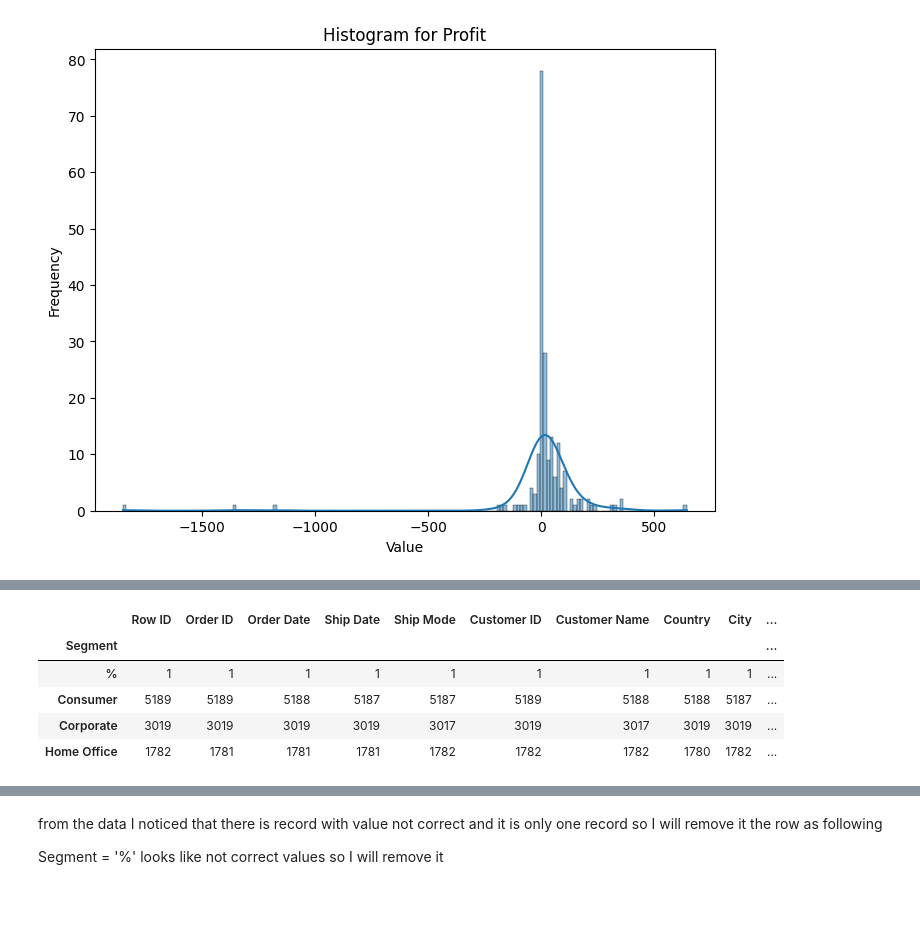
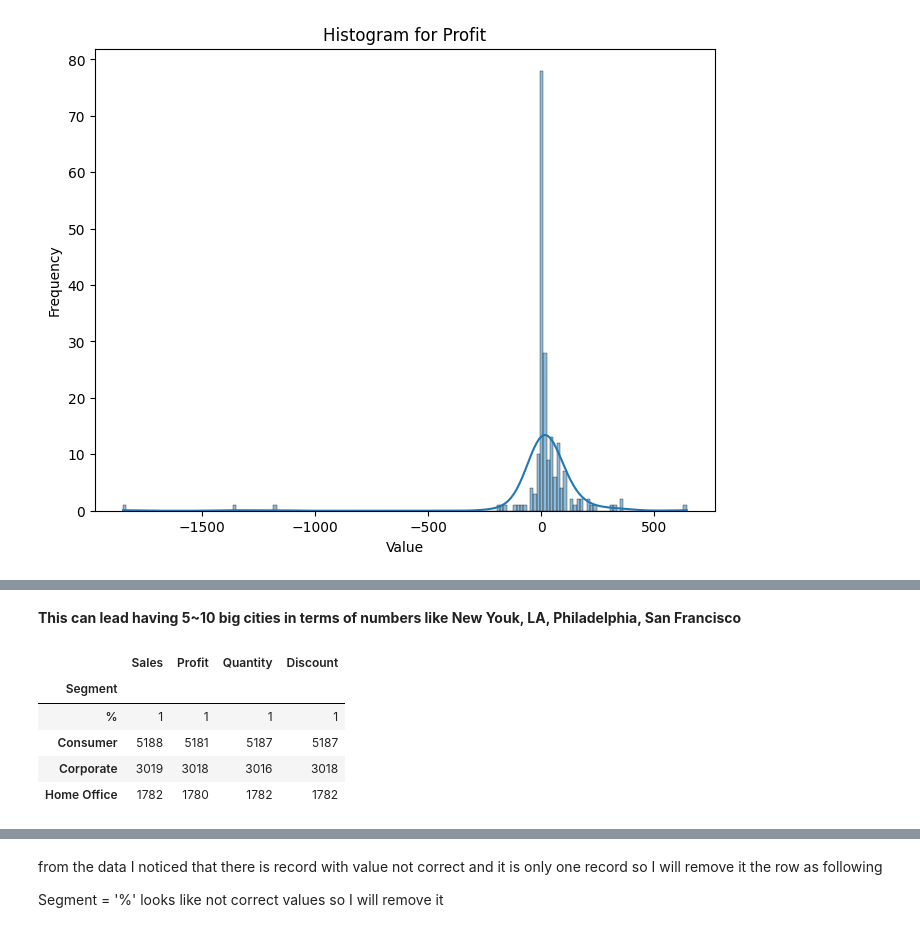
Before and after one commit to engmohamedsalah/AIMaster-Training, a Jupyter notebook: Building_an_AI_based_Application.ipynb, the cells around one changed output, grey strips where cells are left out. Drawn from its saved outputs; the diff is of its cells as text; code cells hidden in the pictures; blank space fills up the shorter version.

```diff
--- a/Building_an_AI_based_Application.ipynb
+++ b/Building_an_AI_based_Application.ipynb
@@ -146,10 +235,12 @@ plot_histogram(df_super_store, 'Profit')
+# %% [markdown]
+**This can lead having 5~10 big cities in terms of numbers like New Youk, LA, Philadelphia, San Francisco**
 # %%
 # Discover Segment Values
-df_super_store.groupby('Segment').count()
+df_super_store.groupby('Segment')[['Sales', 'Profit', 'Quantity','Discount']].count()
 # %% [output]
-|  | Row ID | Order ID | Order Date | Ship Date | Ship Mode | Customer ID | Customer Name | Country | City | ... |
-| Segment |  |  |  |  |  |  |  |  |  | ... |
-| % | 1 | 1 | 1 | 1 | 1 | 1 | 1 | 1 | 1 | ... |
-| Consumer | 5189 | 5189 | 5188 | 5187 | 5187 | 5189 | 5188 | 5188 | 5187 | ... |
-| Corporate | 3019 | 3019 | 3019 | 3019 | 3017 | 3019 | 3017 | 3019 | 3019 | ... |
-| Home Office | 1782 | 1781 | 1781 | 1781 | 1782 | 1782 | 1782 | 1780 | 1782 | ... |
+|  | Sales | Profit | Quantity | Discount |
+| Segment |  |  |  |  |
+| % | 1 | 1 | 1 | 1 |
+| Consumer | 5188 | 5181 | 5187 | 5187 |
+| Corporate | 3019 | 3018 | 3016 | 3018 |
+| Home Office | 1782 | 1780 | 1782 | 1782 |
```
Also changed, not shown: parts of 25 cells of this notebook.
